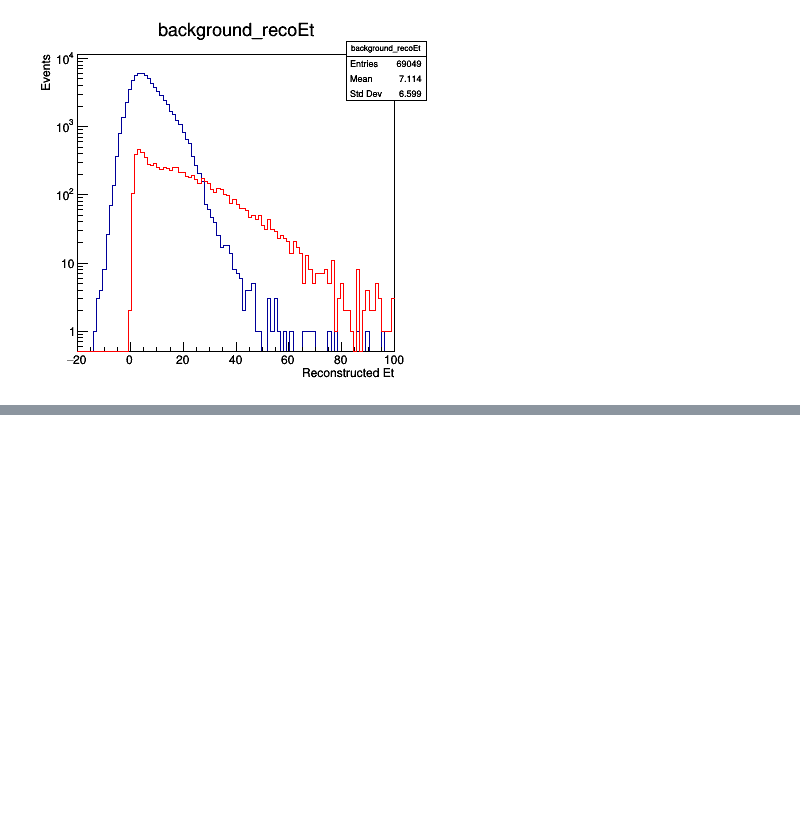
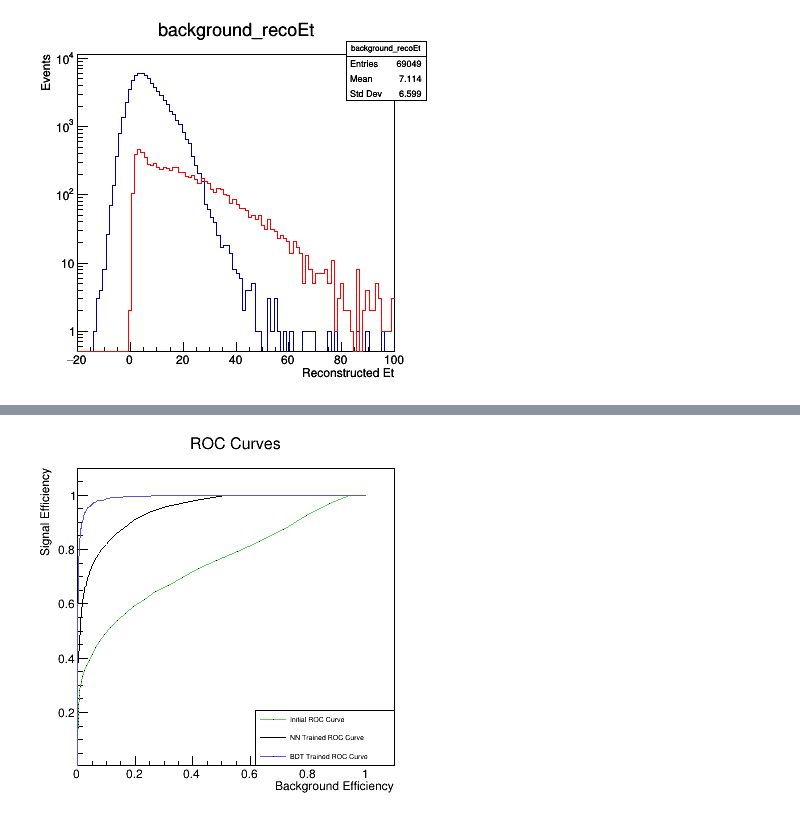
Before and after one commit to gwmyers/campfire_tau_trigger, a Jupyter notebook: TauTriggerPresentation.ipynb, the cells around one changed output, grey strips where cells are left out. Saved outputs shown, nothing was run; the diff lists cells and outputs as text; code cells hidden in the pictures; blank space fills up the shorter version.

Commit message:
ROC curves for initial, NN, and BDT

```diff
--- a/TauTriggerPresentation.ipynb
+++ b/TauTriggerPresentation.ipynb
@@ -190,0 +201,19 @@ Warning in <TCanvas::Constructor>: Deleting canvas with same name: c_nn
+# %%
+# Read in BDT efficiency arrays from flat files
+#signal_bdt_efficiencies = []
+with open('bdt/bdt_sigeff.txt', 'r') as sig_file:
+    signal_bdt_roc_eff = sig_file.readlines()
+
+with open('bdt/bdt_bkgeff.txt', 'r') as back_file:
+    background_bdt_roc_eff = back_file.readlines()
+
+signal_bdt_roc_eff = np.array([float(value) for value in signal_bdt_roc_eff])
+background_bdt_roc_eff = np.array([float(value) for value in background_bdt_roc_eff])
+
+
+# Cheat and add 1.0/1.0 efficiency value to BDTs to make the ROC curves look good
+signal_bdt_roc_eff = np.insert(signal_bdt_roc_eff, 0, 1)
+background_bdt_roc_eff = np.insert(background_bdt_roc_eff, 0, 1)
+
+#print(signal_bdt_roc_eff)
+#print(background_bdt_roc_eff)
@@ -190,0 +238,28 @@ Warning in <TCanvas::Constructor>: Deleting canvas with same name: c_nn
+# %%
+# Plot ROC curves, should make the Y axis linear
+initial_roc_curve = ROOT.TGraph(100, background_roc_eff, signal_roc_eff)
+network_roc_curve = ROOT.TGraph(100, background_network_roc_eff, signal_network_roc_eff)
+bdt_roc_curve = ROOT.TGraph(101, background_bdt_roc_eff, signal_bdt_roc_eff)
+c.Clear()
+initial_roc_curve.Draw()
+initial_roc_curve.SetTitle('ROC Curves')
+initial_roc_curve.SetLineColor(8)
+initial_roc_curve.GetXaxis().SetTitle('Background Efficiency')
+initial_roc_curve.GetYaxis().SetTitle('Signal Efficiency')
+
+network_roc_curve.Draw('l')
+network_roc_curve.SetLineColor(1)
+
+bdt_roc_curve.Draw('l')
+bdt_roc_curve.SetLineColor(9)
+
+legend = ROOT.TLegend(.55, .1, .9, .25)
+legend.AddEntry(initial_roc_curve, 'Initial ROC Curve')
+legend.AddEntry(network_roc_curve, 'NN Trained ROC Curve')
+legend.AddEntry(bdt_roc_curve, 'BDT Trained ROC Curve')
+
+legend.Draw()
+
+c.Draw()
+# %% [output]
+[figure, added]
```
Also changed, not shown: parts of 6 cells of this notebook, 1 other file.
